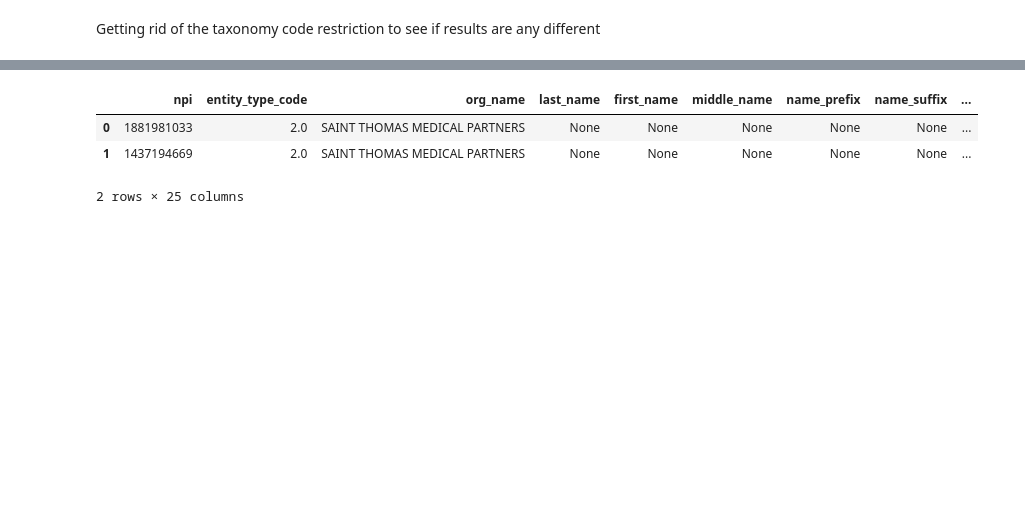
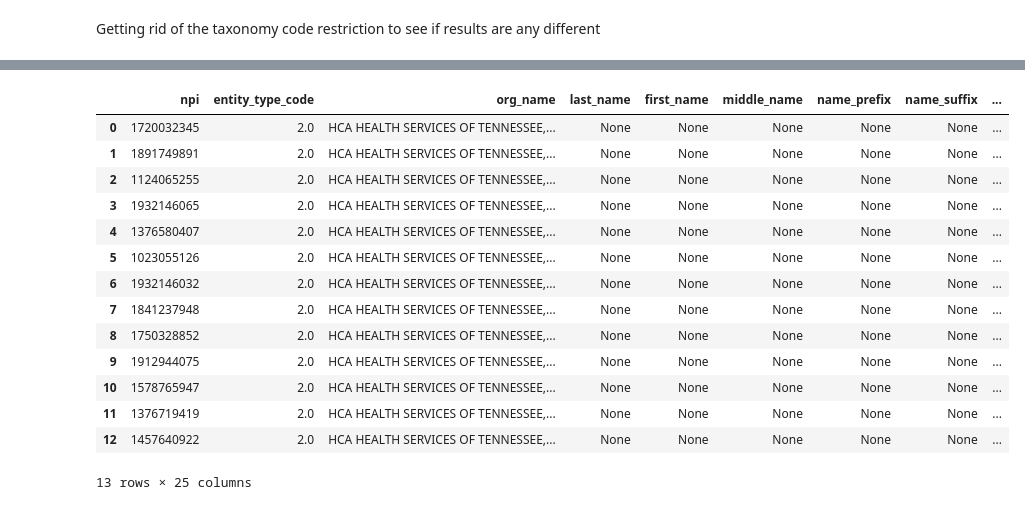
Before and after one commit to nss-data-science-cohort-4/hcbb_hop_team-aac_dog_moms, a Jupyter notebook: data_az_nash_hospitals.ipynb, the cells around one changed output, grey strips where cells are left out. Saved outputs shown, nothing was run; the diff lists cells and outputs as text; code cells hidden in the pictures; blank space fills up the shorter version.

```diff
--- a/data_az_nash_hospitals.ipynb
+++ b/data_az_nash_hospitals.ipynb
@@ -152,18 +154,29 @@ fig.show()
 # %%
 db = sqlite3.connect('data/nppes_lite.sqlite')
 
 query='''
 SELECT *
 FROM nppes AS n
 JOIN nucc_taxonomy AS t
 ON n.taxonomy_code = t.code
-WHERE entity_type_code = 2 AND city = 'NASHVILLE' AND org_name = 'SAINT THOMAS MEDICAL PARTNERS'
+WHERE entity_type_code = 2 AND city = 'NASHVILLE' AND org_name LIKE 'HCA HEALTH SERVICES OF TENNESSEE%'
 '''
 
 df = pd.read_sql(query,db)
 df
 # %% [output]
 |  | npi | entity_type_code | org_name | last_name | first_name | middle_name | name_prefix | name_suffix | ... |
-| 0 | 1881981033 | 2.0 | SAINT THOMAS MEDICAL PARTNERS | None | None | None | None | None | ... |
-| 1 | 1437194669 | 2.0 | SAINT THOMAS MEDICAL PARTNERS | None | None | None | None | None | ... |
+| 0 | 1720032345 | 2.0 | HCA HEALTH SERVICES OF TENNESSEE,... | None | None | None | None | None | ... |
+| 1 | 1891749891 | 2.0 | HCA HEALTH SERVICES OF TENNESSEE,... | None | None | None | None | None | ... |
+| 2 | 1124065255 | 2.0 | HCA HEALTH SERVICES OF TENNESSEE,... | None | None | None | None | None | ... |
+| 3 | 1932146065 | 2.0 | HCA HEALTH SERVICES OF TENNESSEE,... | None | None | None | None | None | ... |
+| 4 | 1376580407 | 2.0 | HCA HEALTH SERVICES OF TENNESSEE,... | None | None | None | None | None | ... |
+| 5 | 1023055126 | 2.0 | HCA HEALTH SERVICES OF TENNESSEE,... | None | None | None | None | None | ... |
+| 6 | 1932146032 | 2.0 | HCA HEALTH SERVICES OF TENNESSEE,... | None | None | None | None | None | ... |
+| 7 | 1841237948 | 2.0 | HCA HEALTH SERVICES OF TENNESSEE,... | None | None | None | None | None | ... |
+| 8 | 1750328852 | 2.0 | HCA HEALTH SERVICES OF TENNESSEE,... | None | None | None | None | None | ... |
+| 9 | 1912944075 | 2.0 | HCA HEALTH SERVICES OF TENNESSEE,... | None | None | None | None | None | ... |
+| 10 | 1578765947 | 2.0 | HCA HEALTH SERVICES OF TENNESSEE,... | None | None | None | None | None | ... |
+| 11 | 1376719419 | 2.0 | HCA HEALTH SERVICES OF TENNESSEE,... | None | None | None | None | None | ... |
+| 12 | 1457640922 | 2.0 | HCA HEALTH SERVICES OF TENNESSEE,... | None | None | None | None | None | ... |
-2 rows × 25 columns
+13 rows × 25 columns
```
Also changed, not shown: parts of 17 cells of this notebook.
